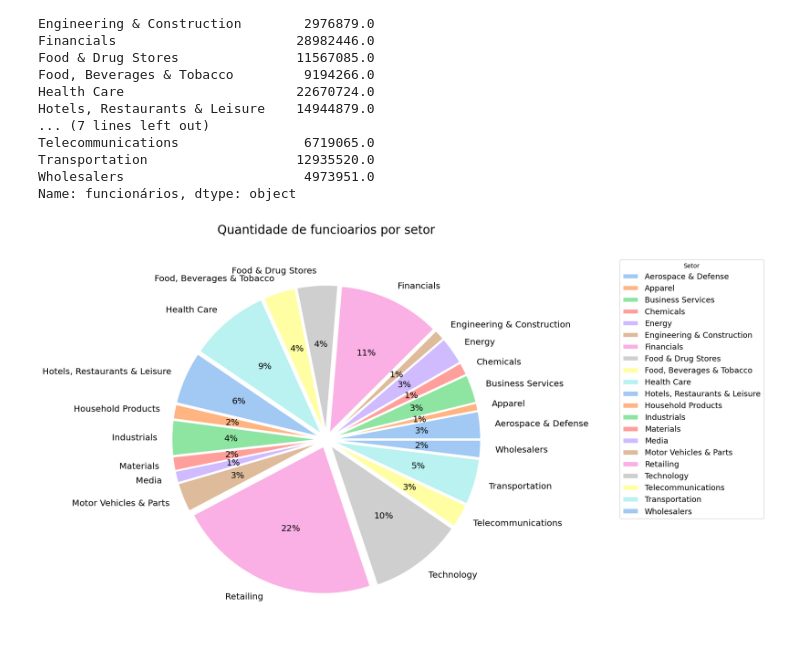
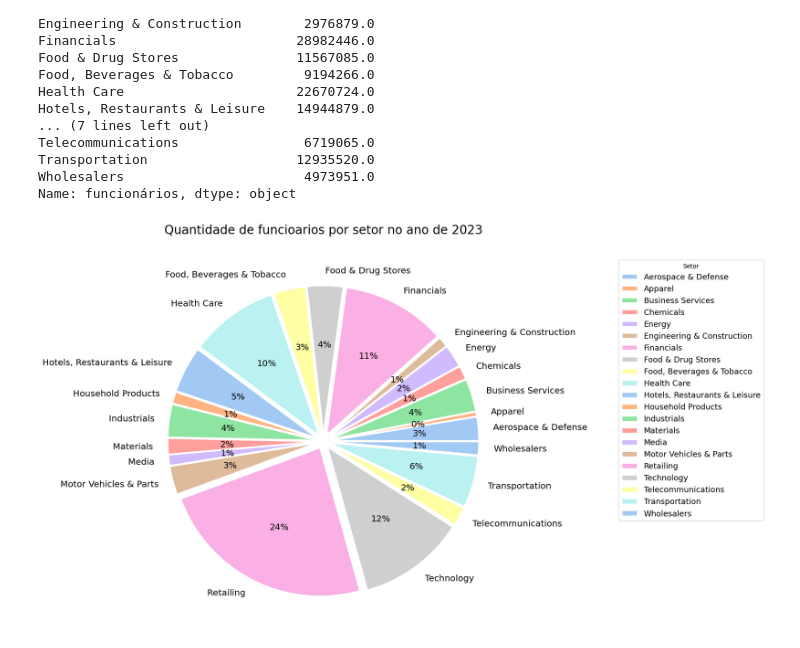
Before and after one commit to kaladabrio2020/AnalisandoFortunas, a Jupyter notebook: Analise.ipynb, the cells around one changed output. Saved outputs shown, nothing was run; the diff lists cells and outputs as text; code cells hidden in the pictures.

```diff
--- a/Analise.ipynb
+++ b/Analise.ipynb
@@ -201,25 +204,26 @@ Telecommunications                6719065.0
 Transportation                   12935520.0
 Wholesalers                       4973951.0
 Name: funcionários, dtype: object
+# %%
+dados = dataSetor.loc[dataSetor['ano']==2023].groupby('setor')['funcionários'].sum()
 # %%
-dados = dataSetor.groupby('setor')['funcionários'].sum()
 colors = sea.color_palette('pastel')[0:len(dados)]
 
 plt.figure(figsize=(15,11))
-plt.title('Quantidade de funcioarios por setor',fontsize=20,y=1.05)
+plt.title('Quantidade de funcioarios por setor no ano de 2023',fontsize=20,y=1.05)
 plt.pie(
     x      = dados.values,
     labels = dados.index.values,
     autopct='%.0f%%',
     wedgeprops={'linewidth': 2.0, 'edgecolor': 'white'},
     textprops={'size': 'x-large'},
     colors=colors,
     explode= tuple([0.05 for i in range(len(dados))])
 )
 plt.legend(dados.index.values,title="Setor",bbox_to_anchor=(1, 0, 0.7, 1),fontsize=13)
 plt.show()
 # %% [output]
-[figure, old version]
+[figure, new version]
 # %%
 dataSetor2 = dataSetor.drop(
     dataSetor.loc[dataSetor['valor_de_mercado_mi']=='Nulo'].index
```
Also changed, not shown: parts of 8 cells of this notebook.
